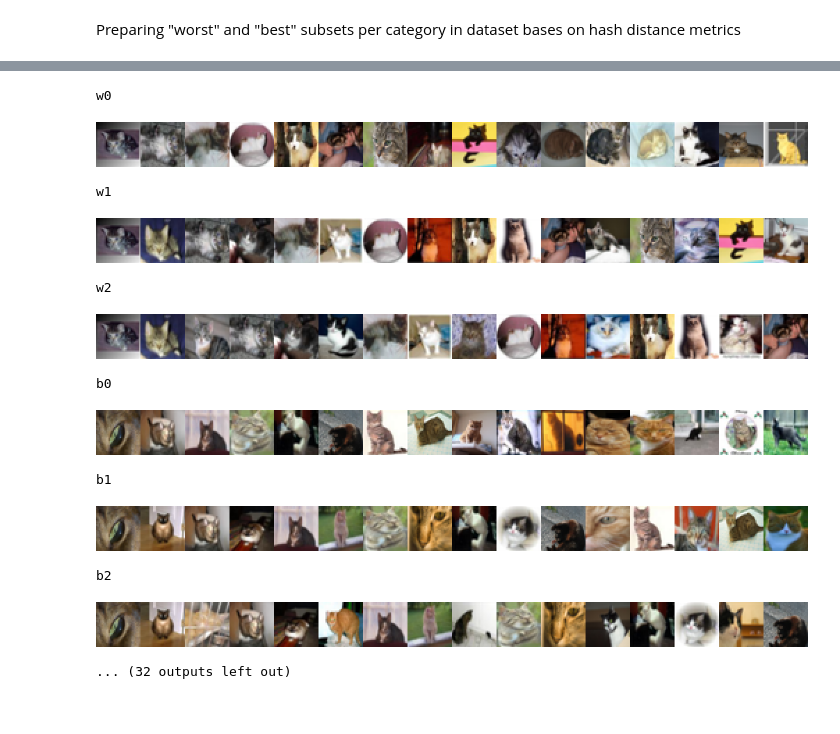
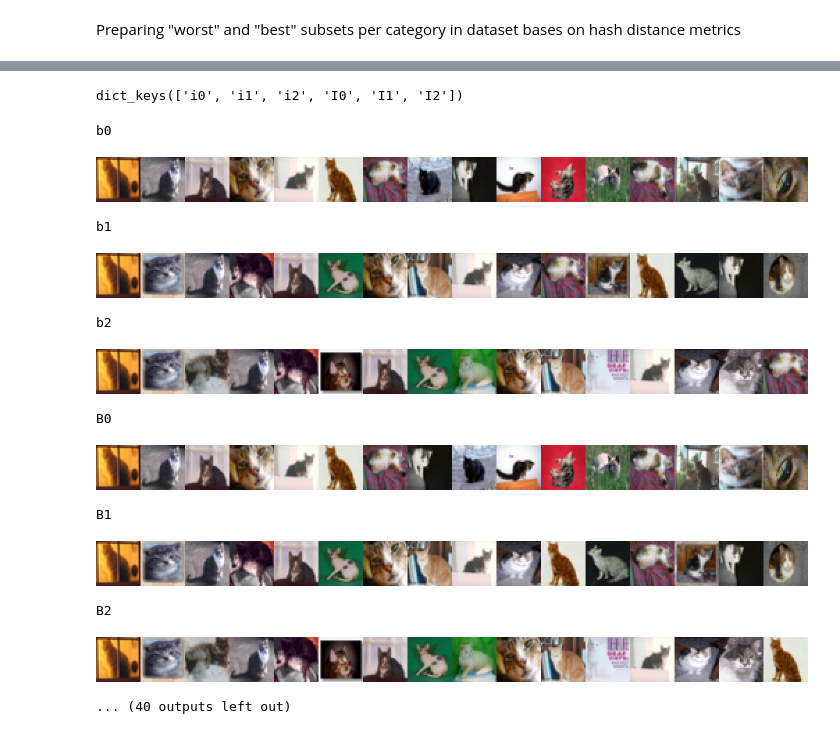
Before and after one commit to ozendelait/naphash, a Jupyter notebook: calc_for_dict.ipynb, the cells around one changed output, grey strips where cells are left out. Saved outputs shown, nothing was run; the diff lists cells and outputs as text; code cells hidden in the pictures.

Commit message:
added argmin/max hashset versions, fixed int32 max bug

```diff
--- a/calc_for_dict.ipynb
+++ b/calc_for_dict.ipynb
@@ -79,0 +135,11 @@ for remove_transp in [True, False]:
+# %%
+def get_minimal_sets2(hashes, idx, comb_vers = 0):
+    ret_sets = {}
+    for k,idx_m in idx.items():
+        dists32 = calc_inter_dist(hashes[idx_m[0]:idx_m[1]], 0)
+        dists_sqr = dists32*dists32
+        ret_sets[k] = [i+idx_m[0] for i in min_max_list(dists_sqr, comb_vers=comb_vers)]
+    return ret_sets
+
+for comb_vers in range(4):
+    hash_sets['m%i'%comb_vers] = get_minimal_sets2(hashes, idx, comb_vers)
@@ -97,7 +190,9 @@ def check_complete(set0, idx):
             continue
         m0, m1 = list(s1.difference(s0)), list(s0.difference(s1))
         print(k, "missing:", m0[:4], len(m0), m1[:4], len(m1))
-for k,v in hash_sets_int.items():
+for k,v in hash_sets.items():
+    if k == 'paths':
+        continue
     print(k)
     check_complete(v, idx)
 # %% [output]
@@ -116,8 +216,3 @@ twi_b2
-# %%
-def unify_name(n):
-    return n.replace('set_w','w').replace('set_b','b').replace('twi_w','W').replace('twi_b','B')
-hash_sets = {unify_name(k):{k1:np.int32(v1).tolist() for k1,v1 in v.items()} for k,v in hash_sets_int.items()}
-hash_sets.update(randsets)
 # %%
 all_c = list(hash_sets_int.keys())
 for i in range(len(all_c)):
@@ -127,4 +222,15 @@ for i in range(len(all_c)):
         for k in s1.keys():
             if np.all(np.asarray(s0[k]) == np.asarray(s1[k])):
                 print(all_c[i], all_c[j], k)
+# %%
+hash_sets.keys()
+# %% [output]
+dict_keys(['i0', 'i1', 'i2', 'I0', 'I1', 'I2'])
+# %%
+sets_old = json.load(open('cifar10_hashsets.json','r'))
+rem0 = [k for k in sets_old.keys() if k[0] == 'w' or k[0] == 'W']
+for k in rem0:
+    sets_old.pop(k)
+sets_old.update(hash_sets)
+#
 # %%
@@ -136,36 +243,36 @@ json.dump(hash_sets, open('cifar10_hashsets.json','wt'))
 # %%
 from PIL import Image as pi
 from IPython import display as disp0
 import numpy as np
 import cv2
 def show_im(img, is_bgr=True):
     if is_bgr and len(img.shape) > 2 and img.shape[2] == 3:
         img = img[...,::-1] #PIL needs RGB instead of opencv's BGR
     if img.dtype != np.uint8:
         img = (img * (255.499/np.max(img))).astype(np.uint8)  #automatically change HDR range to LDR
     show_impil(pi.fromarray(img))
 def show_impil(img):
     disp0.display(img)
 def vis_cifar(ids, paths, max_num = 16, fx=2.0):
     ims = [cv2.resize(cv2.imread(paths[i]),(0,0),fx=fx,fy=fx,interpolation=cv2.INTER_NEAREST) for i in ids[:max_num]]
     show_im(np.hstack(ims))
-for k,v in hash_sets.items():
+for k,v in sets_old.items():
     if k == 'paths':
         continue
     print(k)
     vis_cifar(v['cat'], paths)
 # %% [output]
-w0
+b0
-[figure, old version]
+[figure, new version]
-w1
+b1
-[figure, old version]
+[figure, new version]
-w2
+b2
-[figure, old version]
+[figure, new version]
-b0
+B0
-[figure, old version]
+[figure, new version]
-b1
+B1
-[figure, old version]
+[figure, new version]
-b2
+B2
-[figure, old version]
+[figure, new version]
-... (32 outputs left out)
+... (40 outputs left out)
 # %%
```
Also changed, not shown: parts of 15 cells of this notebook, 3 other files.
